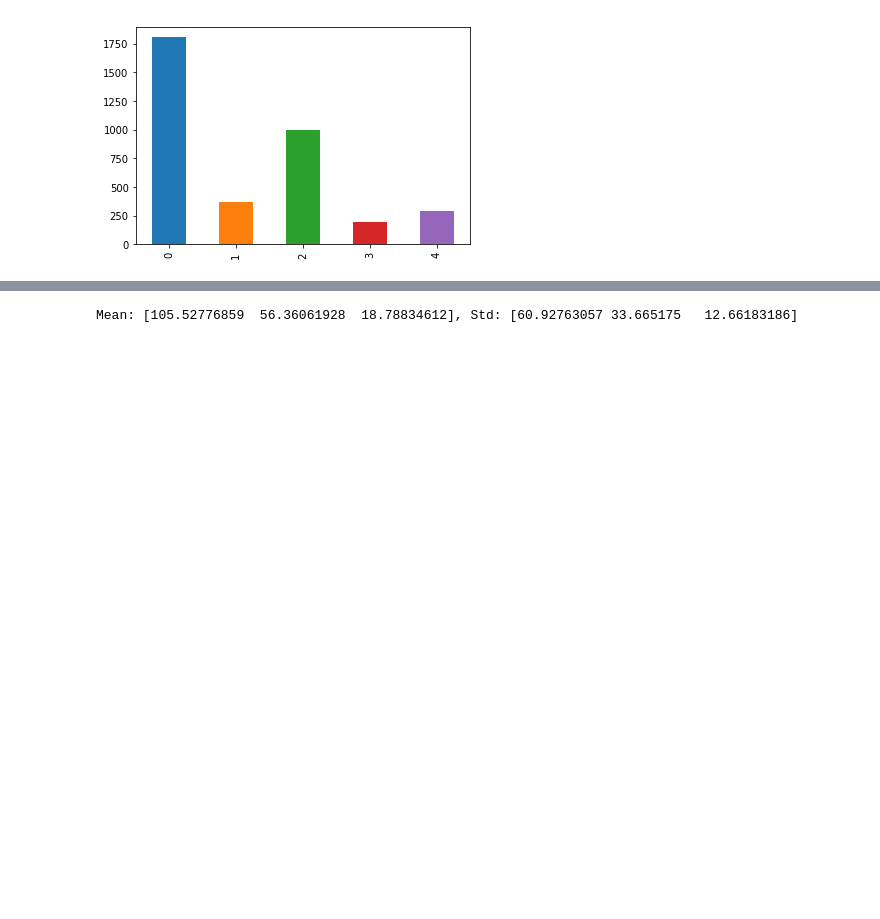
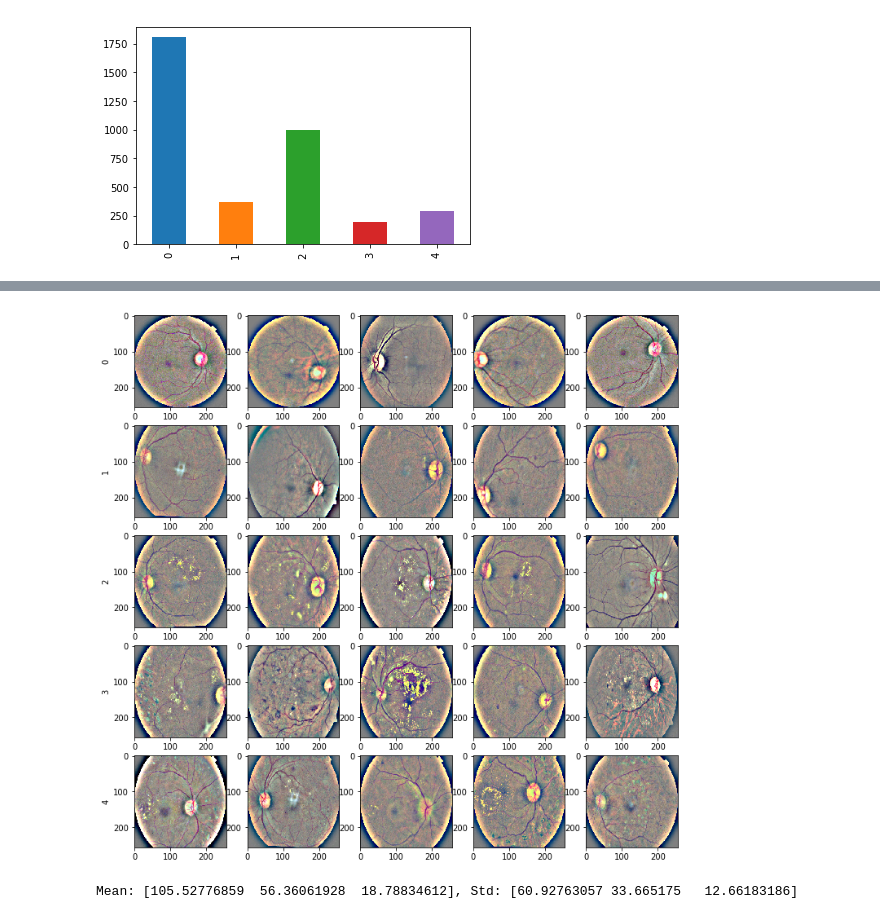
Before and after one commit to qianlin404/aptos19, a Jupyter notebook: EDA.ipynb, the cells around one changed output, grey strips where cells are left out. Saved outputs shown, nothing was run; the diff lists cells and outputs as text; code cells hidden in the pictures; blank space fills up the shorter version.

```diff
--- a/EDA.ipynb
+++ b/EDA.ipynb
@@ -38,3 +72,16 @@ for i in range(5):
+# %%
+fig, axes = plt.subplots(5, 5, figsize=(12, 12))
+
+for i in range(5):
+    samples = train_df[train_df["diagnosis"] == i]["id_code"].sample(5)
+    for j in range(5):
+        img = np.array(Image.open(os.path.join(image_dir, samples.iloc[j] + ".png")))
+        img = load_ben_color(img, (256, 256))
+        img = crop_image_from_gray(img)
+        axes[i][j].imshow(img)
+    axes[i][0].set_ylabel(i)
+# %% [output]
+[figure, added]
 # %%
 def get_mean_value_by_channel(id_code):
     img = np.array(Image.open(os.path.join(image_dir, id_code + ".png")))
```
Also changed, not shown: parts of 3 cells of this notebook, 2 other files.
